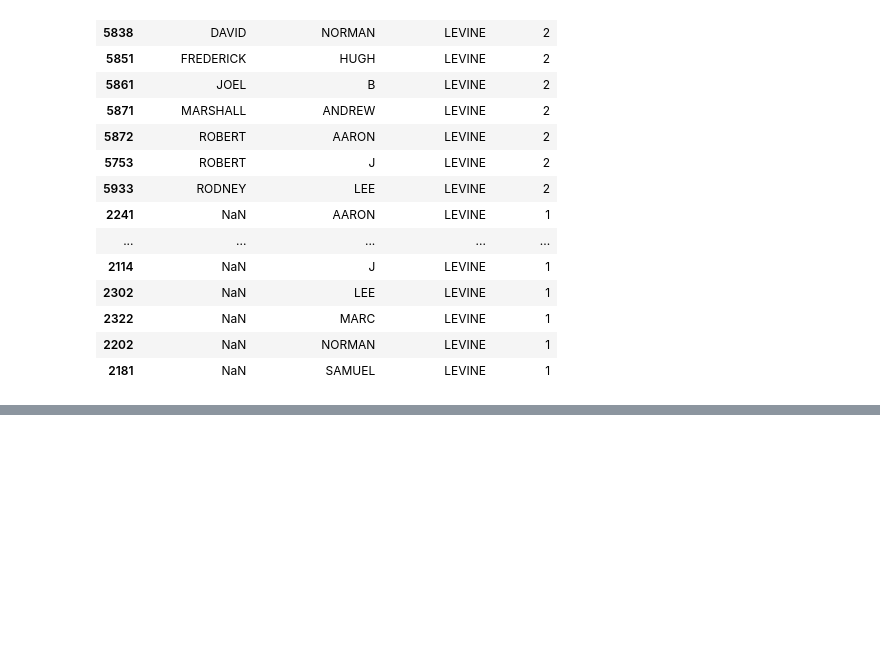
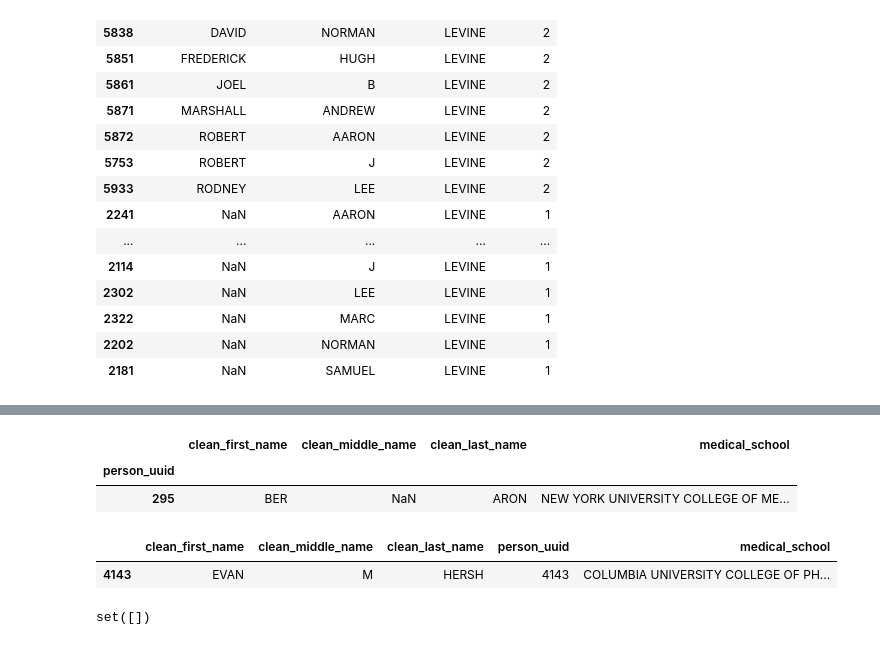
Before and after one commit to Lrraymond13/yellow_beret, a Jupyter notebook: Dedupe and Standardize Index Card Data.ipynb, the cells around one changed output, grey strips where cells are left out. Cells and saved outputs as stored; diff of their text form; code cells hidden in the pictures; blank space fills up the shorter version.

```diff
--- a/Dedupe and Standardize Index Card Data.ipynb
+++ b/Dedupe and Standardize Index Card Data.ipynb
@@ -732,3 +839,8 @@ not_dups = full_apps[
         ['clean_last_name', 'clean_first_initial', 'clean_middle_initial', 'medical_school'], keep=False)]
 # %%
 full_apps1 = pd.concat([not_dups, dups6], axis=0).reset_index(drop=True)
+# %%
+all_last_names = set(all_app7.clean_last_name.values)
+merged_last_names = set(full_apps.clean_last_name.values)
+diff_names = all_last_names - merged_last_names
+print diff_names
@@ -735,6 +862,13 @@ full_apps1 = pd.concat([not_dups, dups6], axis=0).reset_index(drop=True)
+# %%
+# need to add back in people who were dropped after renaming columns to match full_apps1
+missing_ppl = all_app7a.loc[all_app7a.clean_last_name.isin(diff_names)]
+# %%
+full_apps1A = pd.concat([
+        full_apps1, missing_ppl], axis=0).reset_index(drop=True).drop(['index', 'is_match', 'last_name_counts',
+                                                           'fuzzy_merge_col'], axis=1)
 # %%
-full_apps1.index.name = PERSON_ID
-print PERSON_ID in full_apps1.columns
-full_apps2 = full_apps1.reset_index(drop=False)
+full_apps1A.index.name = PERSON_ID
+print PERSON_ID in full_apps1A.columns
+full_apps2 = full_apps1A.reset_index(drop=False)
 # .rename(columns={'index': PERSON_ID})
 # sorted(full_apps2.columns)
@@ -747,2 +885,8 @@ unmatched.loc[unmatched.clean_last_name==last_name, NAME_COLS+[PERSON_ID, 'medic
 # %%
 manual_fixes.loc[manual_fixes.clean_last_name==last_name]
+
+full_apps1.loc[full_apps1.clean_last_name=='ARON', NAME_COLS+['medical_school']]
+# %% [output]
+|  | clean_first_name | clean_middle_name | clean_last_name | medical_school |
+| person_uuid |  |  |  |  |
+| 295 | BER | NaN | ARON | NEW YORK UNIVERSITY COLLEGE OF ME... |
@@ -757,11 +899,17 @@ full_apps2.to_pickle(os.path.join(PICKLE_DIR, 'index_cards_deduped_fuzzy.p'))
 all_app7.to_csv(os.path.join(APP_DATA_DIR, 'index_cards_raw.csv'), idnex=False)
 all_app7.to_pickle(os.path.join(PICKLE_DIR, 'index_cards_raw.p'))
 # %%
-last_name='CHISARI'
+last_name='HERSH'
 
 full_apps2.loc[full_apps2.clean_last_name==last_name, NAME_COLS+[PERSON_ID, 'medical_school']]
+# %% [output]
+|  | clean_first_name | clean_middle_name | clean_last_name | person_uuid | medical_school |
+| 4143 | EVAN | M | HERSH | 4143 | COLUMBIA UNIVERSITY COLLEGE OF PH... |
 # %%
 # do some sanity checks on the data
 all_last_names = set(all_app7.clean_last_name.values)
-merged_last_names = set(full_apps.clean_last_name.values)
+merged_last_names = set(full_apps2.clean_last_name.values)
 diff_names = all_last_names - merged_last_names
+print diff_names
+# %% [output]
+set([])
```
Also changed, not shown: parts of 29 cells of this notebook, 3 other files.
